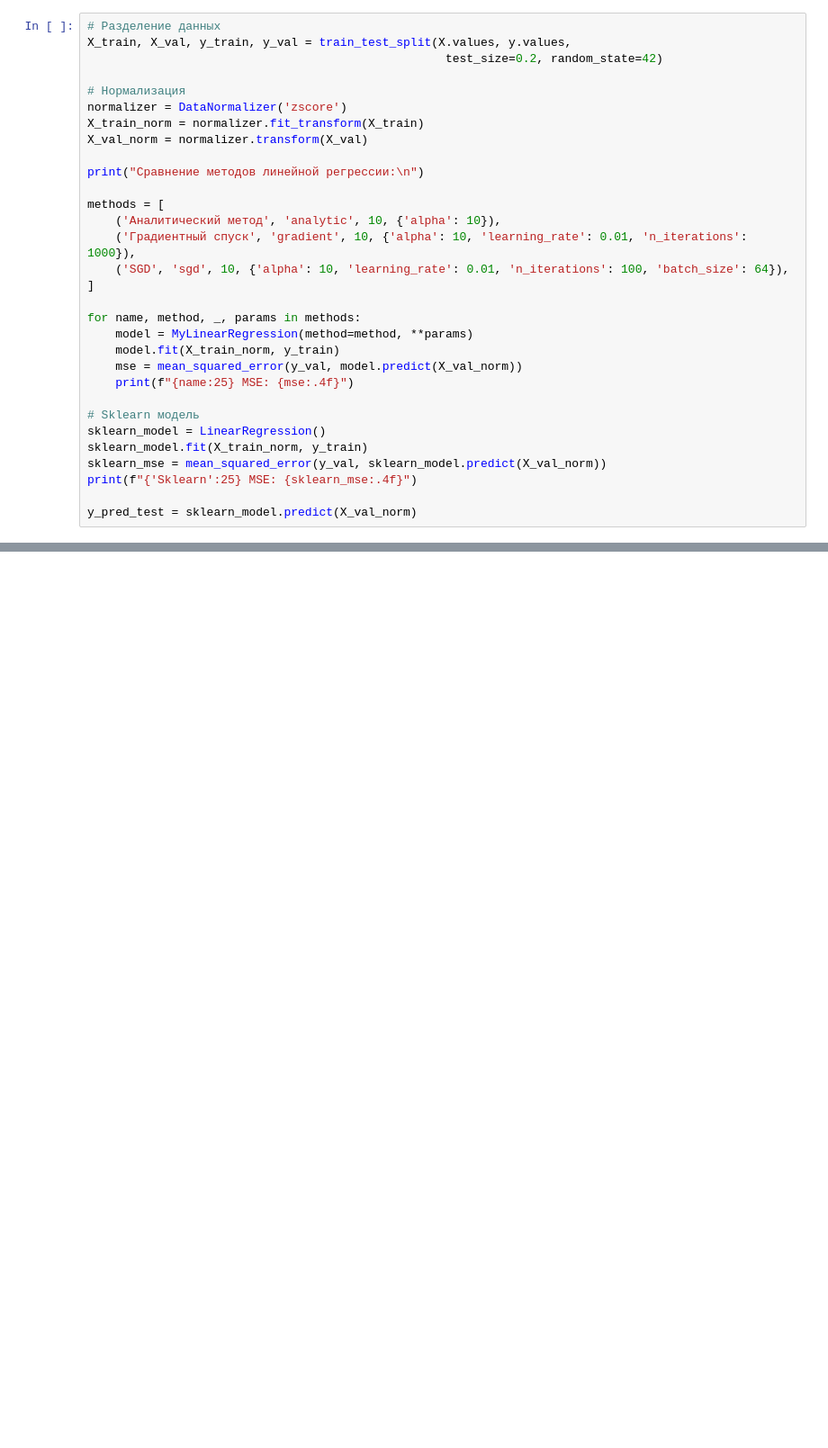
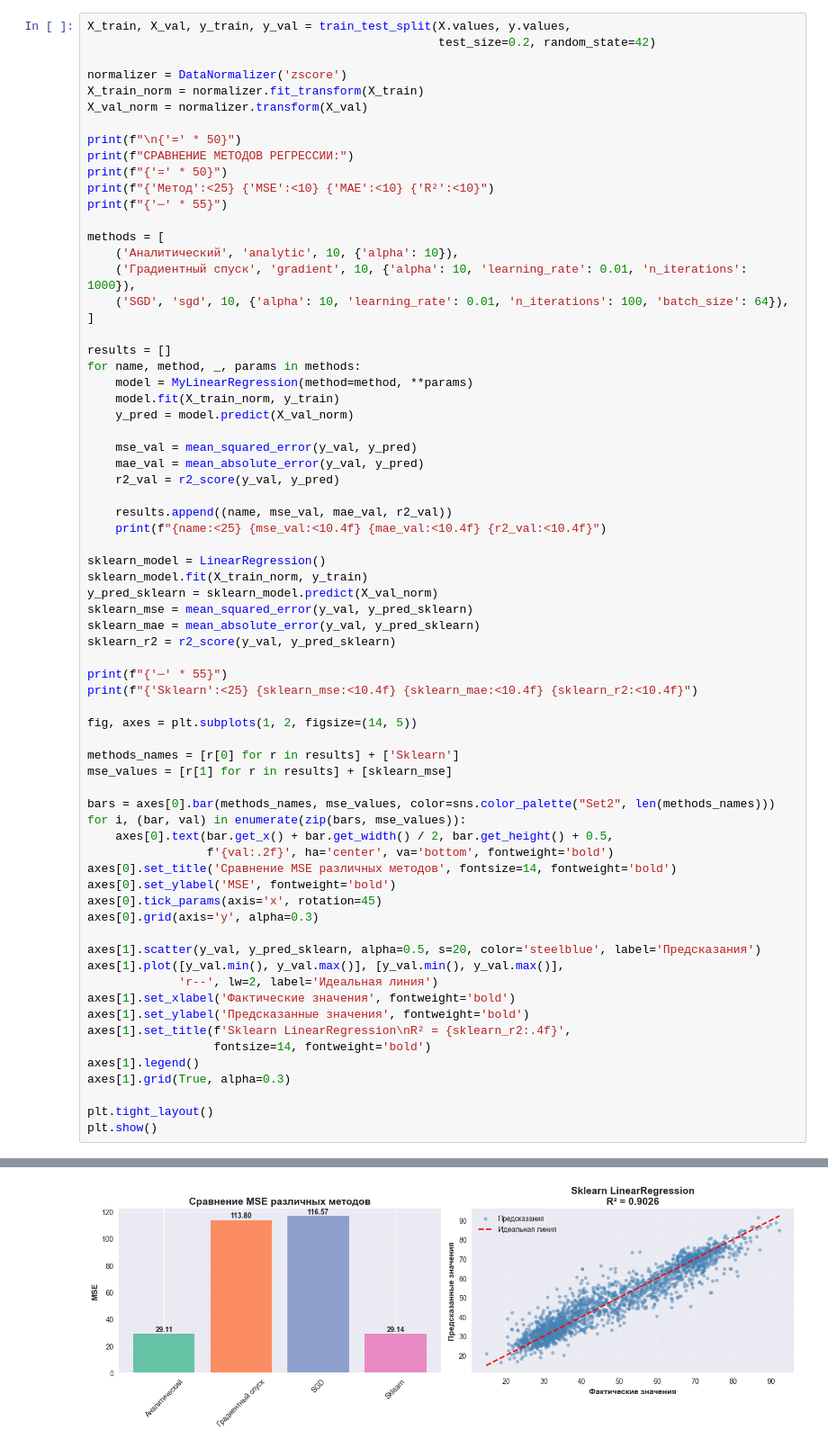
Before and after one commit to nPaBwaYT/MLLabs, a Jupyter notebook: lab1/solution.ipynb, the cells around one changed output, grey strips where cells are left out. Shown at 90% size. Saved outputs shown, nothing was run; the diff lists cells and outputs as text; blank space fills up the shorter version.

```diff
--- a/lab1/solution.ipynb
+++ b/lab1/solution.ipynb
@@ -428,34 +446,72 @@ def my_mape(y_true, y_pred):
     epsilon = 1e-8
     return 100 * np.mean(np.abs((y_true - y_pred) / (y_true + epsilon)))
 # %%
-# Разделение данных
 X_train, X_val, y_train, y_val = train_test_split(X.values, y.values,
-                                                   test_size=0.2, random_state=42)
+                                                  test_size=0.2, random_state=42)
 
-# Нормализация
 normalizer = DataNormalizer('zscore')
 X_train_norm = normalizer.fit_transform(X_train)
 X_val_norm = normalizer.transform(X_val)
 
-print("Сравнение методов линейной регрессии:\n")
+print(f"\n{'=' * 50}")
+print(f"СРАВНЕНИЕ МЕТОДОВ РЕГРЕССИИ:")
+print(f"{'=' * 50}")
+print(f"{'Метод':<25} {'MSE':<10} {'MAE':<10} {'R²':<10}")
+print(f"{'─' * 55}")
 
 methods = [
-    ('Аналитический метод', 'analytic', 10, {'alpha': 10}),
+    ('Аналитический', 'analytic', 10, {'alpha': 10}),
     ('Градиентный спуск', 'gradient', 10, {'alpha': 10, 'learning_rate': 0.01, 'n_iterations': 1000}),
     ('SGD', 'sgd', 10, {'alpha': 10, 'learning_rate': 0.01, 'n_iterations': 100, 'batch_size': 64}),
 ]
 
+results = []
 for name, method, _, params in methods:
     model = MyLinearRegression(method=method, **params)
     model.fit(X_train_norm, y_train)
-    mse = mean_squared_error(y_val, model.predict(X_val_norm))
-    print(f"{name:25} MSE: {mse:.4f}")
+    y_pred = model.predict(X_val_norm)
 
-# Sklearn модель
+    mse_val = mean_squared_error(y_val, y_pred)
+    mae_val = mean_absolute_error(y_val, y_pred)
+    r2_val = r2_score(y_val, y_pred)
+
+    results.append((name, mse_val, mae_val, r2_val))
+    print(f"{name:<25} {mse_val:<10.4f} {mae_val:<10.4f} {r2_val:<10.4f}")
+
 sklearn_model = LinearRegression()
 sklearn_model.fit(X_train_norm, y_train)
-sklearn_mse = mean_squared_error(y_val, sklearn_model.predict(X_val_norm))
-print(f"{'Sklearn':25} MSE: {sklearn_mse:.4f}")
+y_pred_sklearn = sklearn_model.predict(X_val_norm)
+sklearn_mse = mean_squared_error(y_val, y_pred_sklearn)
+sklearn_mae = mean_absolute_error(y_val, y_pred_sklearn)
+sklearn_r2 = r2_score(y_val, y_pred_sklearn)
 
-y_pred_test = sklearn_model.predict(X_val_norm)
+print(f"{'─' * 55}")
+print(f"{'Sklearn':<25} {sklearn_mse:<10.4f} {sklearn_mae:<10.4f} {sklearn_r2:<10.4f}")
+
+fig, axes = plt.subplots(1, 2, figsize=(14, 5))
+
+methods_names = [r[0] for r in results] + ['Sklearn']
+mse_values = [r[1] for r in results] + [sklearn_mse]
+
+bars = axes[0].bar(methods_names, mse_values, color=sns.color_palette("Set2", len(methods_names)))
+for i, (bar, val) in enumerate(zip(bars, mse_values)):
+    axes[0].text(bar.get_x() + bar.get_width() / 2, bar.get_height() + 0.5,
+                 f'{val:.2f}', ha='center', va='bottom', fontweight='bold')
+axes[0].set_title('Сравнение MSE различных методов', fontsize=14, fontweight='bold')
+axes[0].set_ylabel('MSE', fontweight='bold')
+axes[0].tick_params(axis='x', rotation=45)
+axes[0].grid(axis='y', alpha=0.3)
+
+axes[1].scatter(y_val, y_pred_sklearn, alpha=0.5, s=20, color='steelblue', label='Предсказания')
+axes[1].plot([y_val.min(), y_val.max()], [y_val.min(), y_val.max()],
+             'r--', lw=2, label='Идеальная линия')
+axes[1].set_xlabel('Фактические значения', fontweight='bold')
+axes[1].set_ylabel('Предсказанные значения', fontweight='bold')
+axes[1].set_title(f'Sklearn LinearRegression\nR² = {sklearn_r2:.4f}',
+                  fontsize=14, fontweight='bold')
+axes[1].legend()
+axes[1].grid(True, alpha=0.3)
+
+plt.tight_layout()
+plt.show()
 # %% [output]
@@ -468,2 +528,3 @@ Sklearn                   MSE: 28.4450
+[figure, added]
 # %%
 def k_fold_cv(X, y, model, k=5):
```
Also changed, not shown: parts of 12 cells of this notebook, 2 other files.
